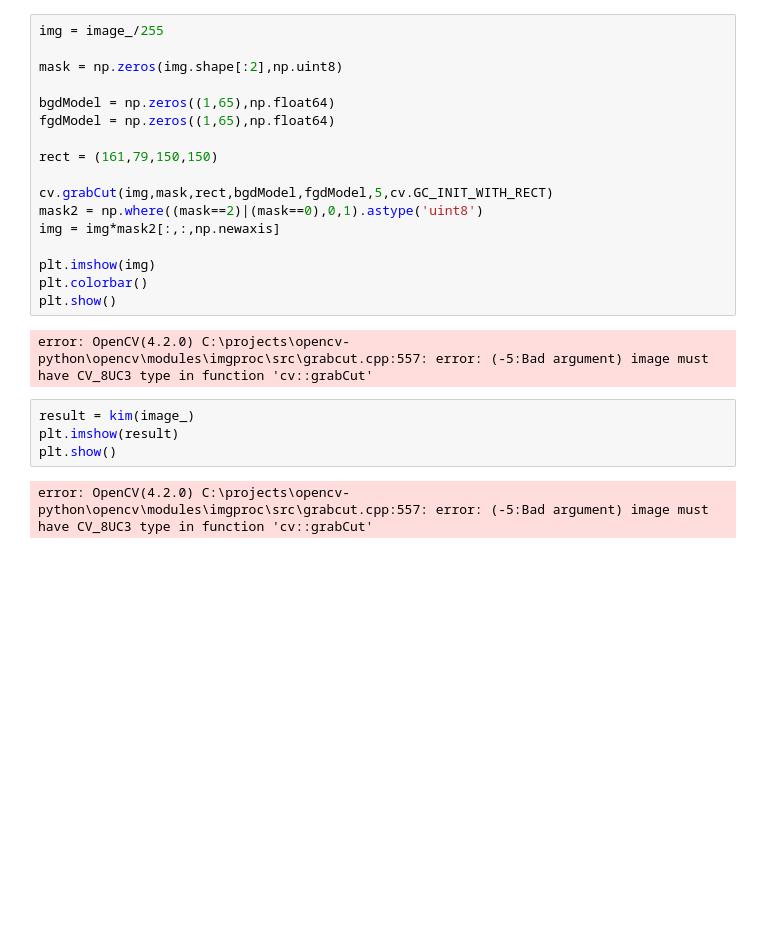
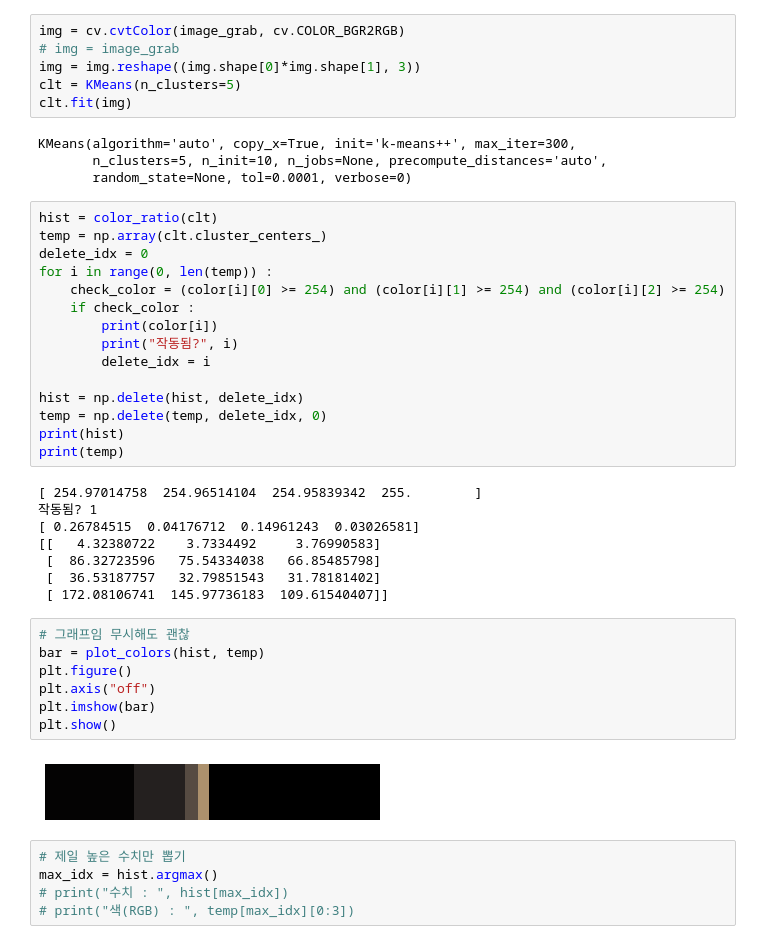
Before and after one commit to slmteruto/CAI, a Jupyter notebook: yhs/clothes_segmentation.ipynb, the cells around one changed output. Saved outputs shown, nothing was run; the diff lists cells and outputs as text; blank space fills up the shorter version.

```diff
--- a/yhs/clothes_segmentation.ipynb
+++ b/yhs/clothes_segmentation.ipynb
@@ -193,25 +250,47 @@ def test(img) :
-# %%
-img = image_/255
-
-mask = np.zeros(img.shape[:2],np.uint8)
-
-bgdModel = np.zeros((1,65),np.float64)
-fgdModel = np.zeros((1,65),np.float64)
-
-rect = (161,79,150,150)
-
-cv.grabCut(img,mask,rect,bgdModel,fgdModel,5,cv.GC_INIT_WITH_RECT)
-mask2 = np.where((mask==2)|(mask==0),0,1).astype('uint8')
-img = img*mask2[:,:,np.newaxis]
-
-plt.imshow(img)
-plt.colorbar()
-plt.show()
-# %% [output]
-error: OpenCV(4.2.0) C:\projects\opencv-python\opencv\modules\imgproc\src\grabcut.cpp:557: error: (-5:Bad argument) image must have CV_8UC3 type in function 'cv::grabCut'
-# %%
-result = kim(image_)
-plt.imshow(result)
-plt.show()
-# %% [output]
-error: OpenCV(4.2.0) C:\projects\opencv-python\opencv\modules\imgproc\src\grabcut.cpp:557: error: (-5:Bad argument) image must have CV_8UC3 type in function 'cv::grabCut'
+# %%
+img = cv.cvtColor(image_grab, cv.COLOR_BGR2RGB)
+# img = image_grab
+img = img.reshape((img.shape[0]*img.shape[1], 3))
+clt = KMeans(n_clusters=5)
+clt.fit(img)
+# %% [output]
+KMeans(algorithm='auto', copy_x=True, init='k-means++', max_iter=300,
+       n_clusters=5, n_init=10, n_jobs=None, precompute_distances='auto',
+       random_state=None, tol=0.0001, verbose=0)
+# %%
+hist = color_ratio(clt)
+temp = np.array(clt.cluster_centers_)
+delete_idx = 0
+for i in range(0, len(temp)) :
+    check_color = (color[i][0] >= 254) and (color[i][1] >= 254) and (color[i][2] >= 254)
+    if check_color :
+        print(color[i])
+        print("작동됨?", i)
+        delete_idx = i
+
+hist = np.delete(hist, delete_idx)
+temp = np.delete(temp, delete_idx, 0)
+print(hist)
+print(temp)
+# %% [output]
+[ 254.97014758  254.96514104  254.95839342  255.        ]
+작동됨? 1
+[ 0.26784515  0.04176712  0.14961243  0.03026581]
+[[   4.32380722    3.7334492     3.76990583]
+ [  86.32723596   75.54334038   66.85485798]
+ [  36.53187757   32.79851543   31.78181402]
+ [ 172.08106741  145.97736183  109.61540407]]
+# %%
+# 그래프임 무시해도 괜찮
+bar = plot_colors(hist, temp)
+plt.figure()
+plt.axis("off")
+plt.imshow(bar)
+plt.show()
+# %% [output]
+[figure, added]
+# %%
+# 제일 높은 수치만 뽑기
+max_idx = hist.argmax()
+# print("수치 : ", hist[max_idx])
+# print("색(RGB) : ", temp[max_idx][0:3])
```
Also changed, not shown: parts of 18 cells of this notebook.
